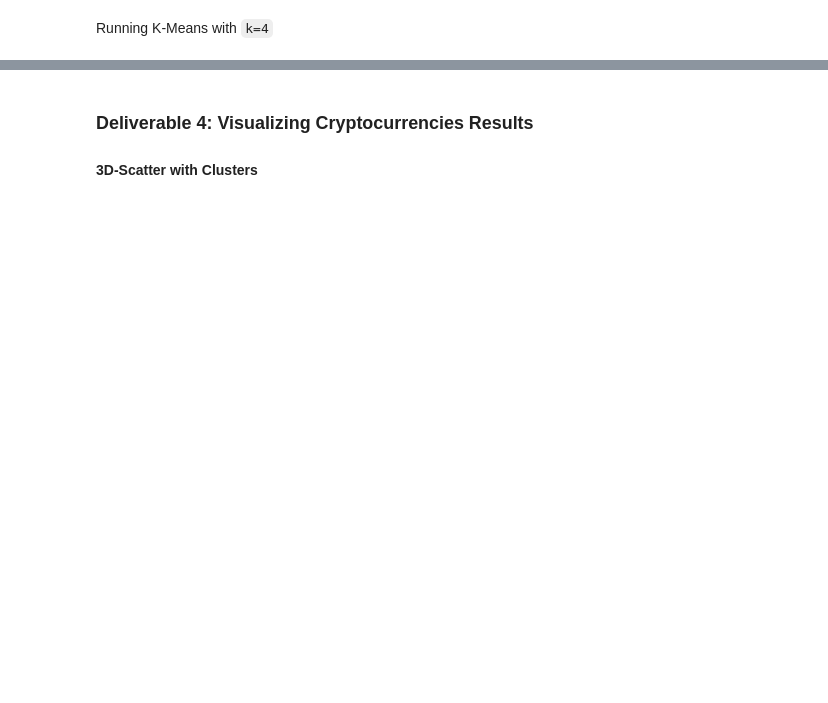
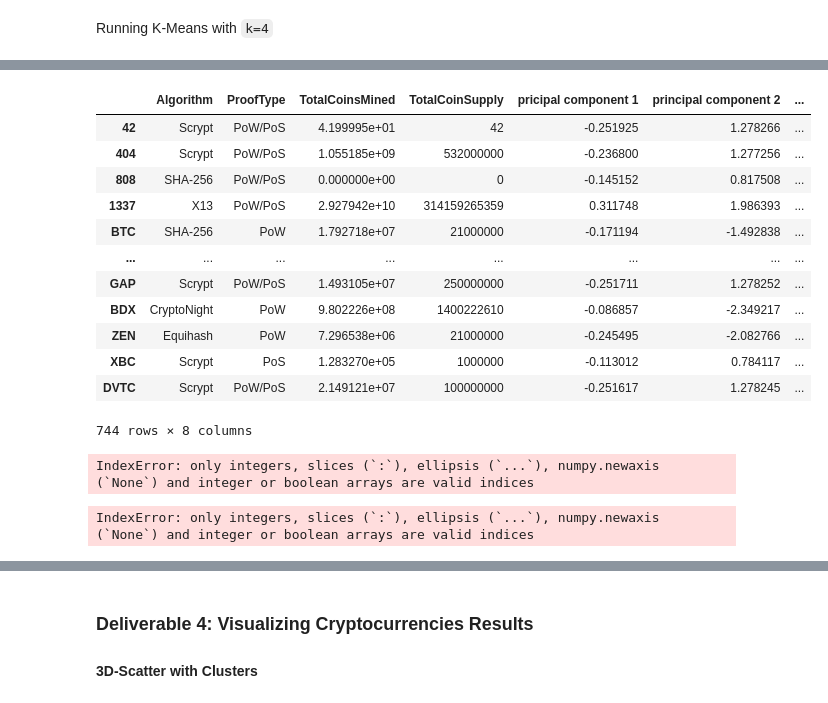
Before and after one commit to mpatubo/Module18_Cryptocurrencies, a Jupyter notebook: crypto_clustering.ipynb, the cells around one changed output, grey strips where cells are left out. Drawn from its saved outputs; the diff is of its cells as text; code cells hidden in the pictures; blank space fills up the shorter version.

```diff
--- a/crypto_clustering.ipynb
+++ b/crypto_clustering.ipynb
@@ -733,0 +513,30 @@ NameError: name 'clustered_df' is not defined
+# %%
+#result = pd.concat([df1, df4], axis=1).reindex(df1.index)
+clustered_df = pd.concat ([crypto_data_df,crypto_data_df_pca], axis = 1).reindex(crypto_data_df.index)
+clustered_df
+# %% [output]
+|  | Algorithm | ProofType | TotalCoinsMined | TotalCoinSupply | pricipal component 1 | principal component 2 | ... |
+| 42 | Scrypt | PoW/PoS | 4.199995e+01 | 42 | -0.251925 | 1.278266 | ... |
+| 404 | Scrypt | PoW/PoS | 1.055185e+09 | 532000000 | -0.236800 | 1.277256 | ... |
+| 808 | SHA-256 | PoW/PoS | 0.000000e+00 | 0 | -0.145152 | 0.817508 | ... |
+| 1337 | X13 | PoW/PoS | 2.927942e+10 | 314159265359 | 0.311748 | 1.986393 | ... |
+| BTC | SHA-256 | PoW | 1.792718e+07 | 21000000 | -0.171194 | -1.492838 | ... |
+| ... | ... | ... | ... | ... | ... | ... | ... |
+| GAP | Scrypt | PoW/PoS | 1.493105e+07 | 250000000 | -0.251711 | 1.278252 | ... |
+| BDX | CryptoNight | PoW | 9.802226e+08 | 1400222610 | -0.086857 | -2.349217 | ... |
+| ZEN | Equihash | PoW | 7.296538e+06 | 21000000 | -0.245495 | -2.082766 | ... |
+| XBC | Scrypt | PoS | 1.283270e+05 | 1000000 | -0.113012 | 0.784117 | ... |
+| DVTC | Scrypt | PoW/PoS | 2.149121e+07 | 100000000 | -0.251617 | 1.278245 | ... |
+744 rows × 8 columns
+# %%
+#**  Add a new column, "CoinName" to the clustered_df DataFrame that holds the names of the cryptocurrencies.
+# YOUR CODE HERE
+clustered_df["CoinName"] = model.labels_
+clustered_df.head()
+# %% [output]
+IndexError: only integers, slices (`:`), ellipsis (`...`), numpy.newaxis (`None`) and integer or boolean arrays are valid indices
+# %%
+clustered_df["CoinName"] = model.labels_
+clustered_df.head()
+# %% [output]
+IndexError: only integers, slices (`:`), ellipsis (`...`), numpy.newaxis (`None`) and integer or boolean arrays are valid indices
```
Also changed, not shown: parts of 46 cells of this notebook.
